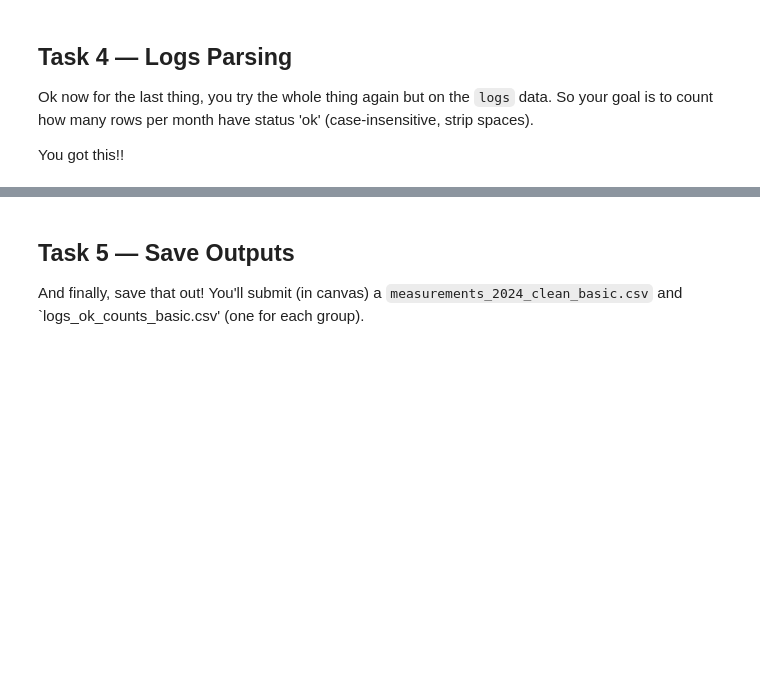
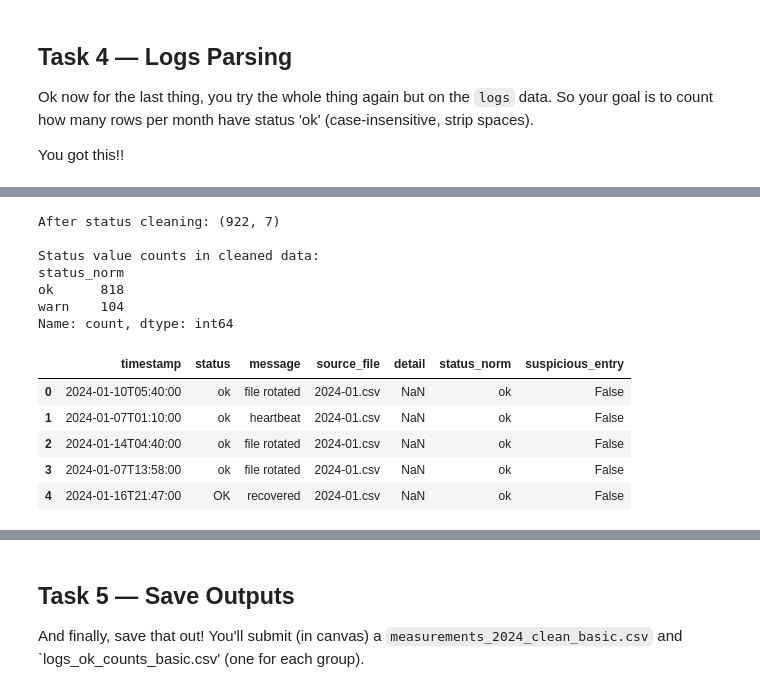
Before and after one commit to solangecdh3/assignments, a Jupyter notebook: hackathons/conditional_loop_hack.ipynb, the cells around one changed output, grey strips where cells are left out. Saved outputs shown, nothing was run; the diff lists cells and outputs as text; code cells hidden in the pictures; blank space fills up the shorter version.

```diff
--- a/hackathons/conditional_loop_hack.ipynb
+++ b/hackathons/conditional_loop_hack.ipynb
@@ -267,3 +267,22 @@ You got this!!
 # %%
 # --- Task 4: Logs parsing (months 01..09) with loops ---
 # Goal: count how many rows per month have status 'ok' (case-insensitive, strip spaces).
+
+import pandas as pd
+from pathlib import Path
+
+data_folder = Path("/content/hackathon_dataset/logs/")
+
+files = sorted((data_folder).glob("2024-*.csv"))
+all_dfs = []
+
+for f in files:
+    df_month = pd.read_csv(f)
+
+    df_month["source_file"] = f.name
+
+    all_dfs.append(df_month)
+
+df_all = pd.concat(all_dfs, ignore_index=True, sort=False)
+print("Combined shape:", df_all.shape)
+df_all.head()
@@ -269,0 +297,46 @@ You got this!!
+# %%
+status_norm = []
+for i in range(len(df_all)):
+
+    status_val = ""
+    for possible_col in ["status", "state", "condition", "log_status"]:
+        if possible_col in df_all.columns:
+            status_val = df_all.iloc[i][possible_col]
+            break
+        if pd.isna(status_val):
+          status_val = ""
+    status_val = str(status_val).strip().lower()
+    status_norm.append(status_val)
+
+df_all["status_norm"] = status_norm
+
+df_all["suspicious_entry"] = [False] * len(df_all)
+
+keep = []
+for i in range(len(df_all)):
+    s = df_all.iloc[i]["status_norm"]
+    # Keep rows where status is not empty AND not 'error'
+    if s != "" and s != "error":
+        keep.append(True)
+    else:
+        keep.append(False)
+
+df_clean = df_all.iloc[keep].copy() if keep else df_all.copy()
+print("After status cleaning:", df_clean.shape)
+print("\nStatus value counts in cleaned data:")
+print(df_clean["status_norm"].value_counts())
+df_clean.head()
+# %% [output]
+After status cleaning: (922, 7)
+
+Status value counts in cleaned data:
+status_norm
+ok      818
+warn    104
+Name: count, dtype: int64
+|  | timestamp | status | message | source_file | detail | status_norm | suspicious_entry |
+| 0 | 2024-01-10T05:40:00 | ok | file rotated | 2024-01.csv | NaN | ok | False |
+| 1 | 2024-01-07T01:10:00 | ok | heartbeat | 2024-01.csv | NaN | ok | False |
+| 2 | 2024-01-14T04:40:00 | ok | file rotated | 2024-01.csv | NaN | ok | False |
+| 3 | 2024-01-07T13:58:00 | ok | file rotated | 2024-01.csv | NaN | ok | False |
+| 4 | 2024-01-16T21:47:00 | OK | recovered | 2024-01.csv | NaN | ok | False |
```
Also changed, not shown: parts of 5 cells of this notebook.
